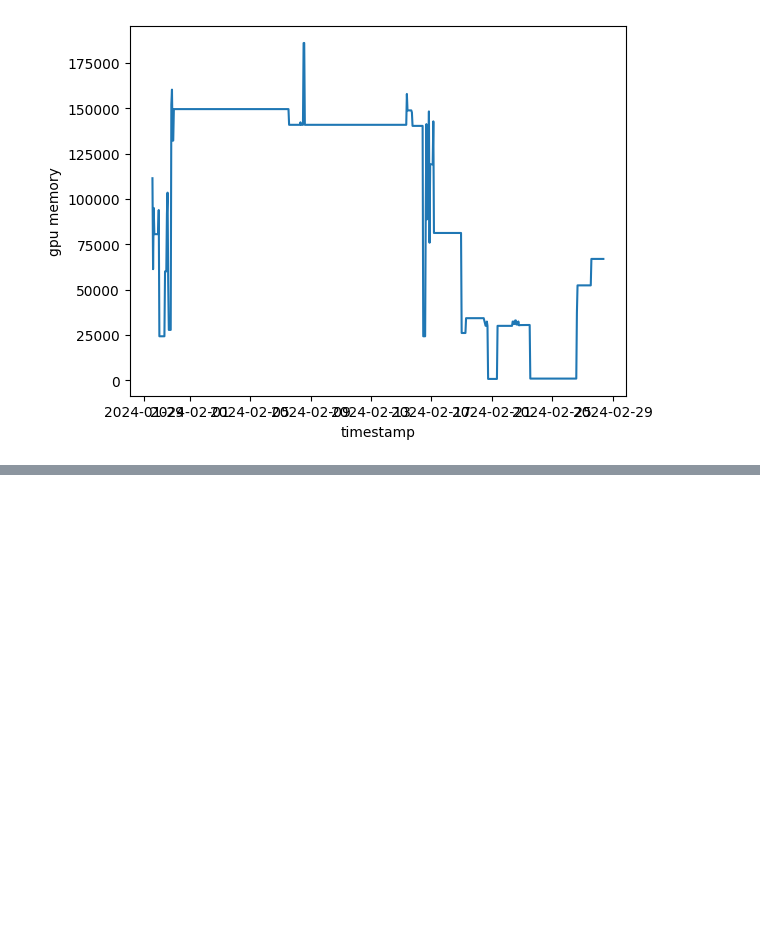
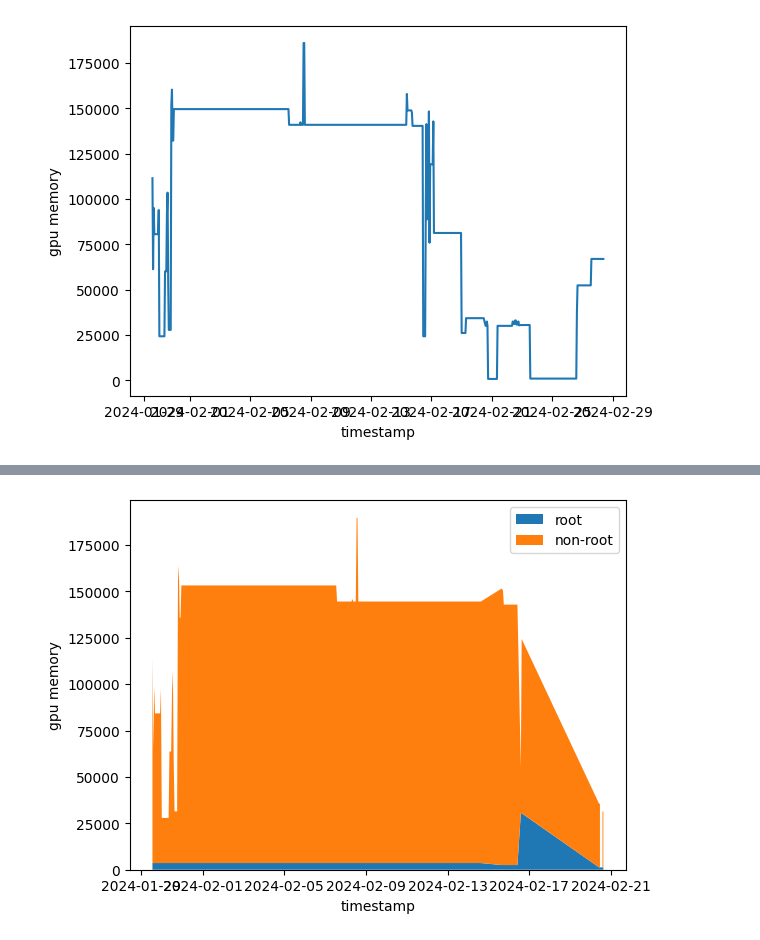
Before and after one commit to ISE-FIZKarlsruhe/gpu_monitoring, a Jupyter notebook: analysis.ipynb, the cells around one changed output, grey strips where cells are left out. Saved outputs shown, nothing was run; the diff lists cells and outputs as text; code cells hidden in the pictures; blank space fills up the shorter version.

Commit message:
Add stackplot for root vs. non-root gpu usage

```diff
--- a/analysis.ipynb
+++ b/analysis.ipynb
@@ -201,3 +201,39 @@ GPU utilization for all processes started by root
 GPU utilization for all processes started by non-root users
         between 2024-01-29 13:37:27 and 2024-02-20 15:12:51:
 [figure]
+# %%
+sampling_interval = timedelta(minutes=60)
+
+root_pids = process_infos.loc[process_infos["user"] == "root"]["pid"].tolist()
+root_gpu_infos = gpu_infos.loc[gpu_infos["pid"].isin(root_pids)]
+root_gpu_memory_infos = root_gpu_infos[["timestamp", "gpu_memory"]]
+root_gpu_memory_infos = root_gpu_memory_infos.groupby("timestamp").sum()
+root_gpu_memory_infos.reset_index(inplace = True)
+root_gpu_memory_infos = root_gpu_memory_infos.set_index("timestamp").resample(sampling_interval).max()
+root_gpu_memory_infos.dropna(subset=["gpu_memory"], inplace=True)
+
+non_root_pids = process_infos.loc[process_infos["user"] != "root"]["pid"].tolist()
+non_root_gpu_infos = gpu_infos.loc[gpu_infos["pid"].isin(non_root_pids)]
+non_root_gpu_memory_infos = non_root_gpu_infos[["timestamp", "gpu_memory"]]
+non_root_gpu_memory_infos = non_root_gpu_memory_infos.groupby("timestamp").sum()
+non_root_gpu_memory_infos.reset_index(inplace = True)
+non_root_gpu_memory_infos = non_root_gpu_memory_infos.set_index("timestamp").resample(sampling_interval).max()
+root_gpu_memory_infos.dropna(subset=["gpu_memory"], inplace=True)
+
+df = pd.merge_asof(root_gpu_memory_infos, non_root_gpu_memory_infos, on="timestamp")
+df.fillna(0)
+
+y_stack = np.vstack([df["gpu_memory_x"], df["gpu_memory_y"]])
+
+ax = plt.subplot()
+ax.stackplot(df["timestamp"], y_stack)
+
+ax.set_xlabel("timestamp")
+ax.set_ylabel("gpu memory")
+ax.xaxis_date()
+
+print(f"Stackplot of root vs non-root gpu utilization \n\tbetween {df['timestamp'].min()} and {df['timestamp'].max()}:")
+
+plt.legend(["root", "non-root"])
+plt.show()
+# %% [output]
@@ -203,0 +242 @@ GPU utilization for all processes started by non-root users
+[figure, added]
```
Also changed, not shown: parts of 1 cell of this notebook.
